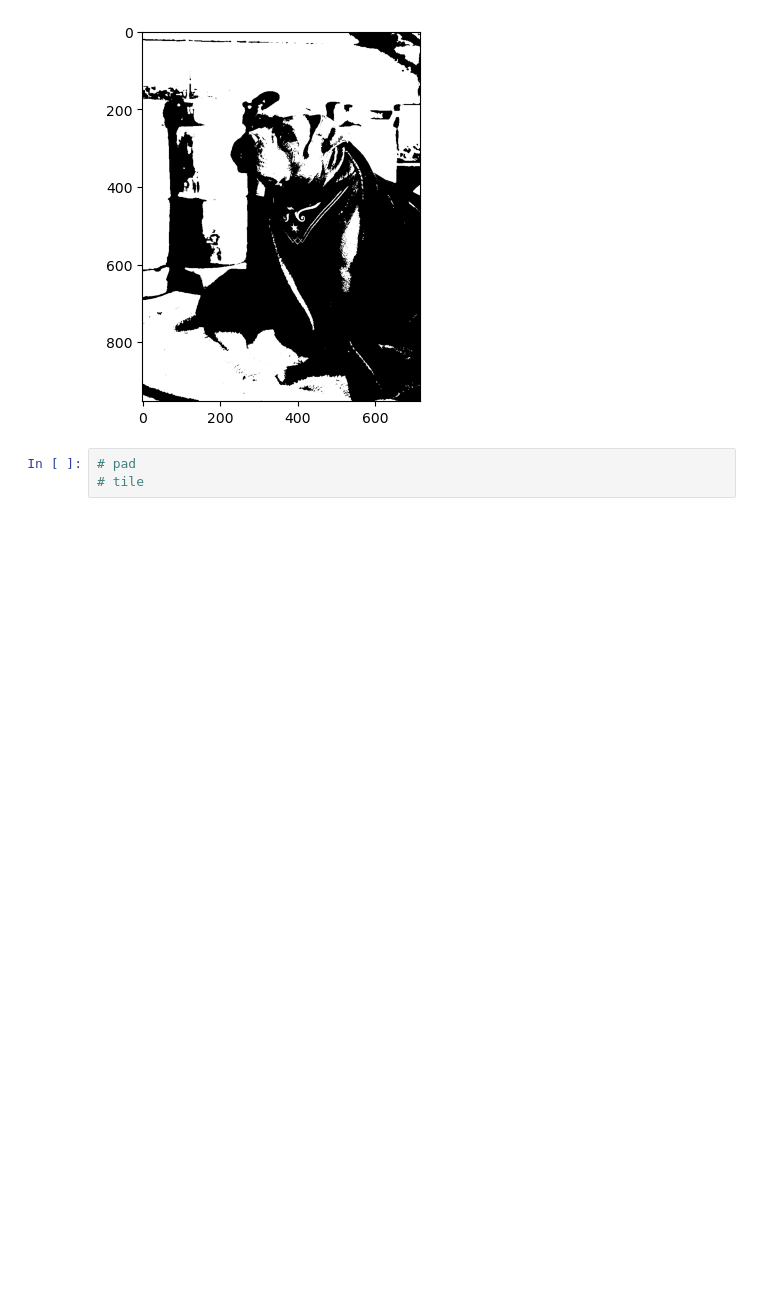
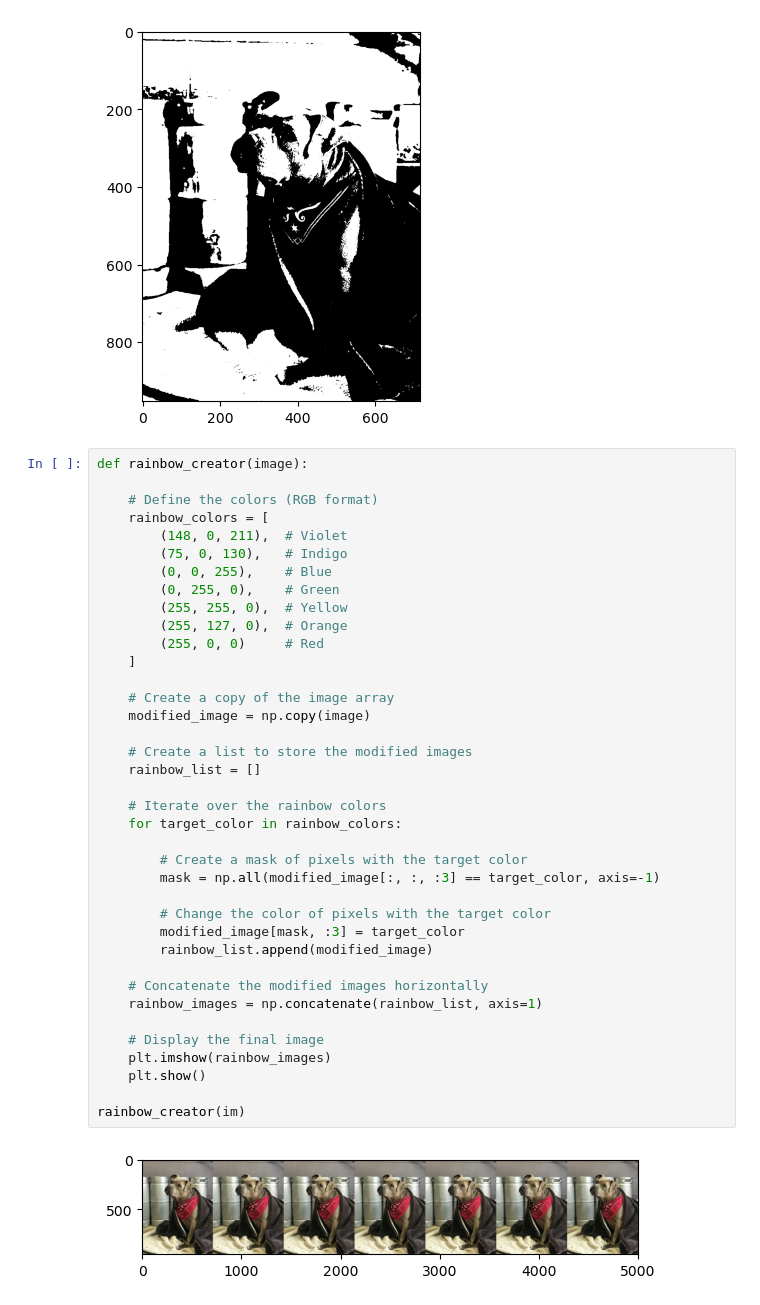
Before and after one commit to TinneCJM/assignment_numpy, a Jupyter notebook: notebooks/various_image_manipulations_numpy.ipynb, the cells around one changed output. Saved outputs shown, nothing was run; the diff lists cells and outputs as text; blank space fills up the shorter version.

```diff
--- a/notebooks/various_image_manipulations_numpy.ipynb
+++ b/notebooks/various_image_manipulations_numpy.ipynb
@@ -130,6 +130,43 @@ plt.show()
  [255 255 255 ...   0   0   0]
  [255 255 255 ...   0   0   0]]
 [figure]
-# %%
-# pad
-# tile
+# %%
+def rainbow_creator(image):
+
+    # Define the colors (RGB format)
+    rainbow_colors = [
+        (148, 0, 211),  # Violet
+        (75, 0, 130),   # Indigo
+        (0, 0, 255),    # Blue
+        (0, 255, 0),    # Green
+        (255, 255, 0),  # Yellow
+        (255, 127, 0),  # Orange
+        (255, 0, 0)     # Red
+    ]
+
+    # Create a copy of the image array
+    modified_image = np.copy(image)
+
+    # Create a list to store the modified images
+    rainbow_list = []
+
+    # Iterate over the rainbow colors
+    for target_color in rainbow_colors:
+
+        # Create a mask of pixels with the target color
+        mask = np.all(modified_image[:, :, :3] == target_color, axis=-1)
+
+        # Change the color of pixels with the target color
+        modified_image[mask, :3] = target_color
+        rainbow_list.append(modified_image)
+
+    # Concatenate the modified images horizontally
+    rainbow_images = np.concatenate(rainbow_list, axis=1)
+
+    # Display the final image
+    plt.imshow(rainbow_images)
+    plt.show()
+
+rainbow_creator(im)
+# %% [output]
+[figure, added]
```
Also changed, not shown: parts of 1 cell of this notebook, 2 other files.
